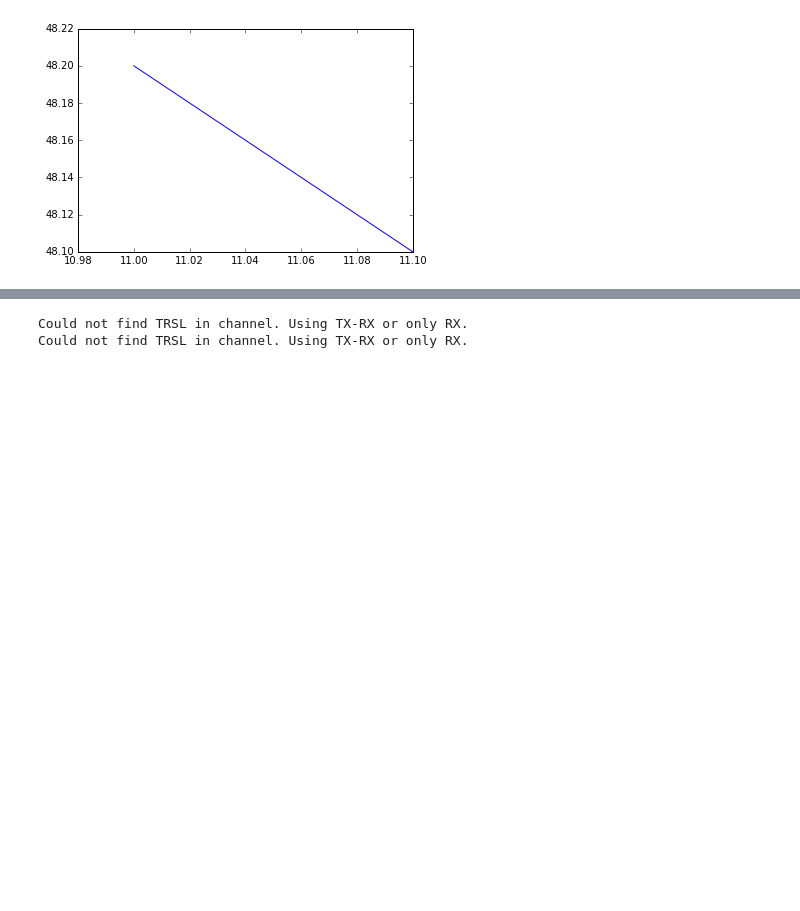
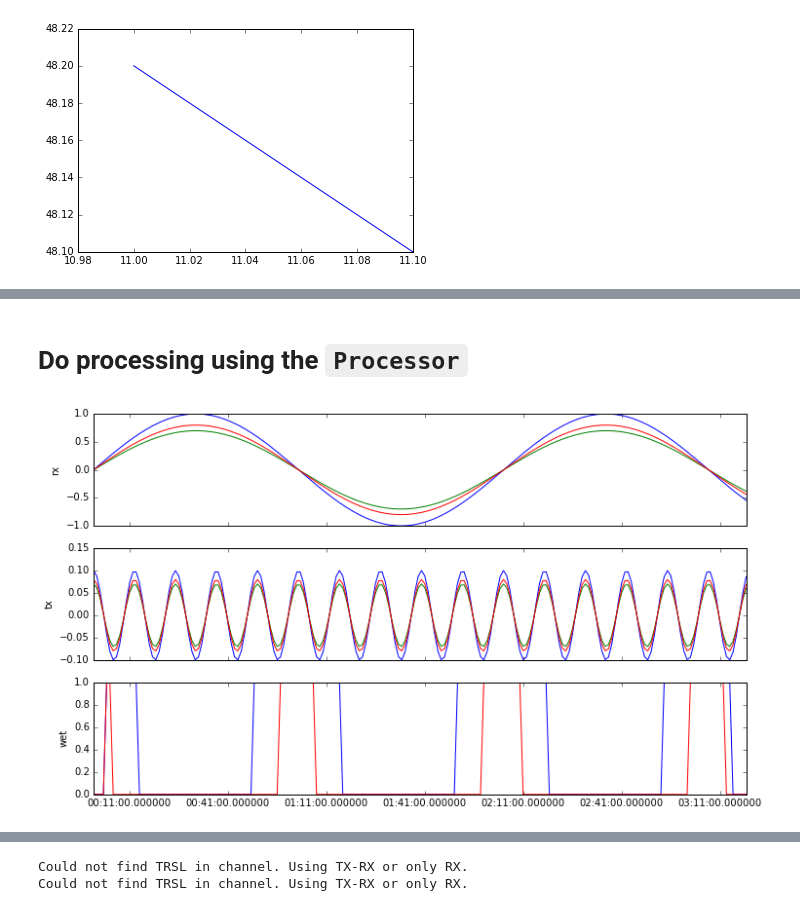
Before and after one commit to pycomlink/pycomlink, a Jupyter notebook: notebooks/Testing ground for new Comlink class.ipynb, the cells around one changed output, grey strips where cells are left out. Saved outputs shown, nothing was run; the diff lists cells and outputs as text; code cells hidden in the pictures; blank space fills up the shorter version.

Commit message:
Added methods for baseline and A_R to Processors and checked workflow in notebook

```diff
--- a/notebooks/Testing ground for new Comlink class.ipynb
+++ b/notebooks/Testing ground for new Comlink class.ipynb
@@ -51,0 +54,2 @@ cml
+# %% [markdown]
+# Do processing using the `Processor`
@@ -51,0 +58,2 @@ cml
+# %%
+cmlp = Processor(cml)
@@ -51,0 +62,4 @@ cml
+# %%
+cmlp.cml.plot_data(['rx', 'tx', 'wet']);
+# %% [output]
+[figure, added]
```
Also changed, not shown: parts of 14 cells of this notebook, 2 other files.
